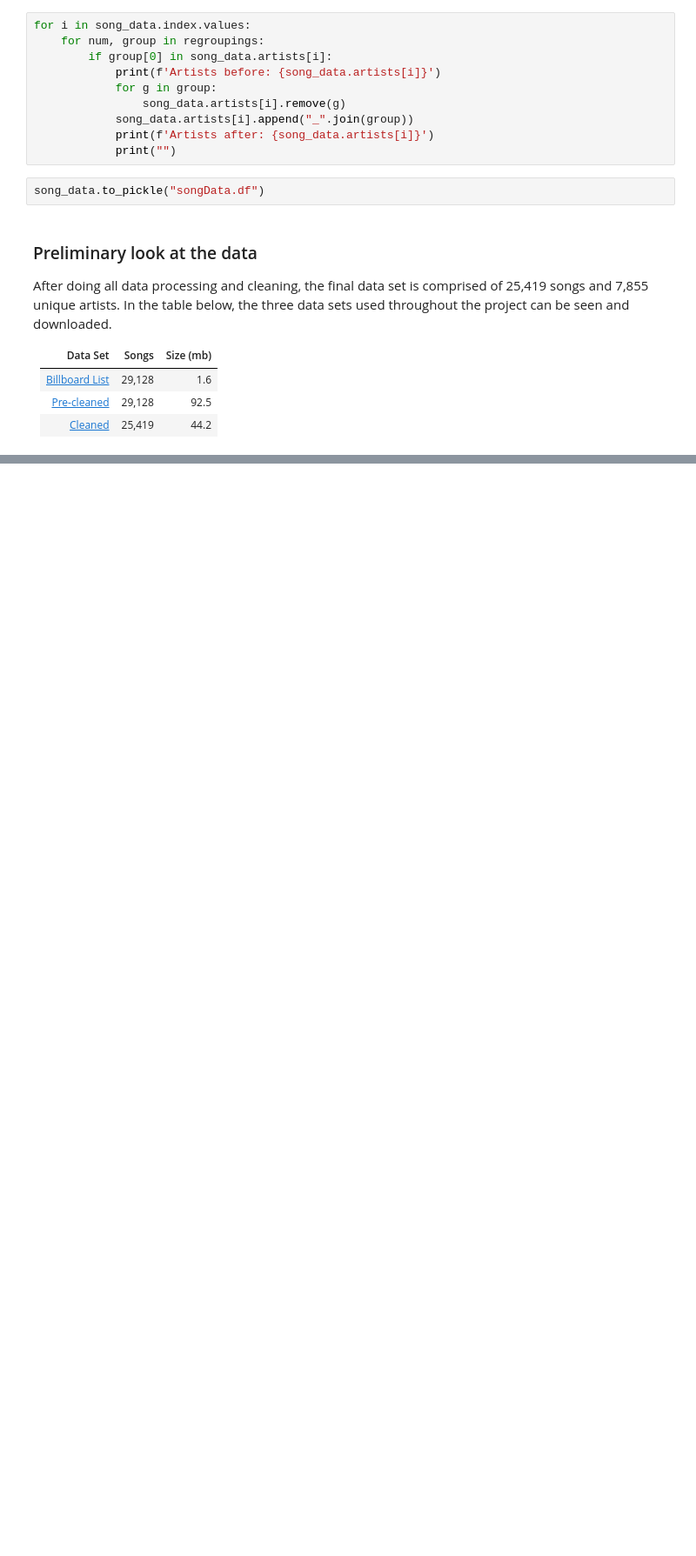
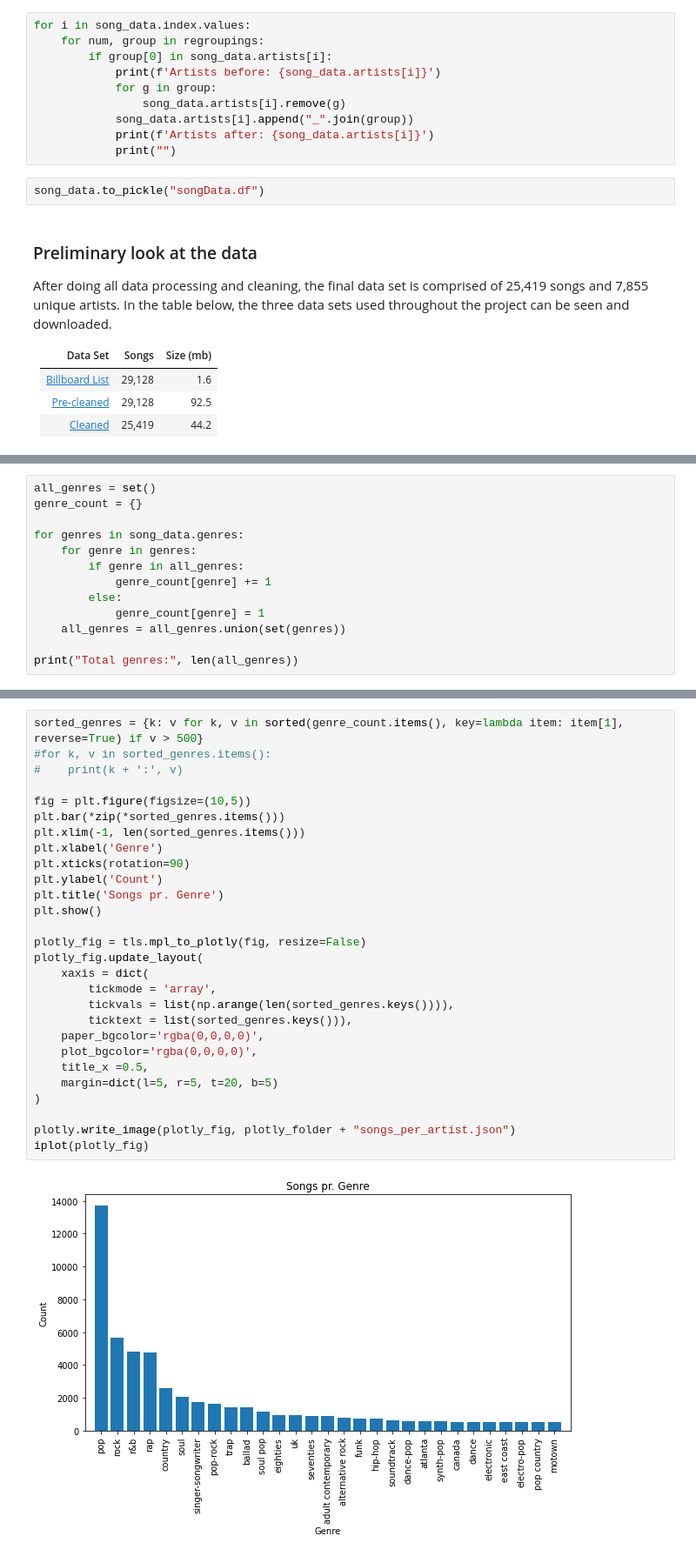
Before and after one commit to DavidAriOstenfeldt/project_website, a Jupyter notebook: Project/DATA_FOR_FULL_NOTEBOOK.ipynb, the cells around one changed output, grey strips where cells are left out. Shown at 87% size. Saved outputs shown, nothing was run; the diff lists cells and outputs as text; blank space fills up the shorter version.

```diff
--- a/Project/DATA_FOR_FULL_NOTEBOOK.ipynb
+++ b/Project/DATA_FOR_FULL_NOTEBOOK.ipynb
@@ -593,0 +658,13 @@ After doing all data processing and cleaning, the final data set is comprised of
+# %%
+all_genres = set()
+genre_count = {}
+
+for genres in song_data.genres:
+    for genre in genres:
+        if genre in all_genres:
+            genre_count[genre] += 1
+        else:
+            genre_count[genre] = 1
+    all_genres = all_genres.union(set(genres))
+
+print("Total genres:", len(all_genres))
@@ -593,0 +673,30 @@ After doing all data processing and cleaning, the final data set is comprised of
+# %%
+sorted_genres = {k: v for k, v in sorted(genre_count.items(), key=lambda item: item[1], reverse=True) if v > 500}
+#for k, v in sorted_genres.items():
+#    print(k + ':', v)
+
+fig = plt.figure(figsize=(10,5))
+plt.bar(*zip(*sorted_genres.items()))
+plt.xlim(-1, len(sorted_genres.items()))
+plt.xlabel('Genre')
+plt.xticks(rotation=90)
+plt.ylabel('Count')
+plt.title('Songs pr. Genre')
+plt.show()
+
+plotly_fig = tls.mpl_to_plotly(fig, resize=False)
+plotly_fig.update_layout(
+    xaxis = dict(
+        tickmode = 'array',
+        tickvals = list(np.arange(len(sorted_genres.keys()))),
+        ticktext = list(sorted_genres.keys())),
+    paper_bgcolor='rgba(0,0,0,0)',
+    plot_bgcolor='rgba(0,0,0,0)',
+    title_x =0.5,
+    margin=dict(l=5, r=5, t=20, b=5)
+)
+
+plotly.write_image(plotly_fig, plotly_folder + "songs_per_artist.json")
+iplot(plotly_fig)
+# %% [output]
+[figure, added]
```
Also changed, not shown: parts of 7 cells of this notebook, 3 other files.
